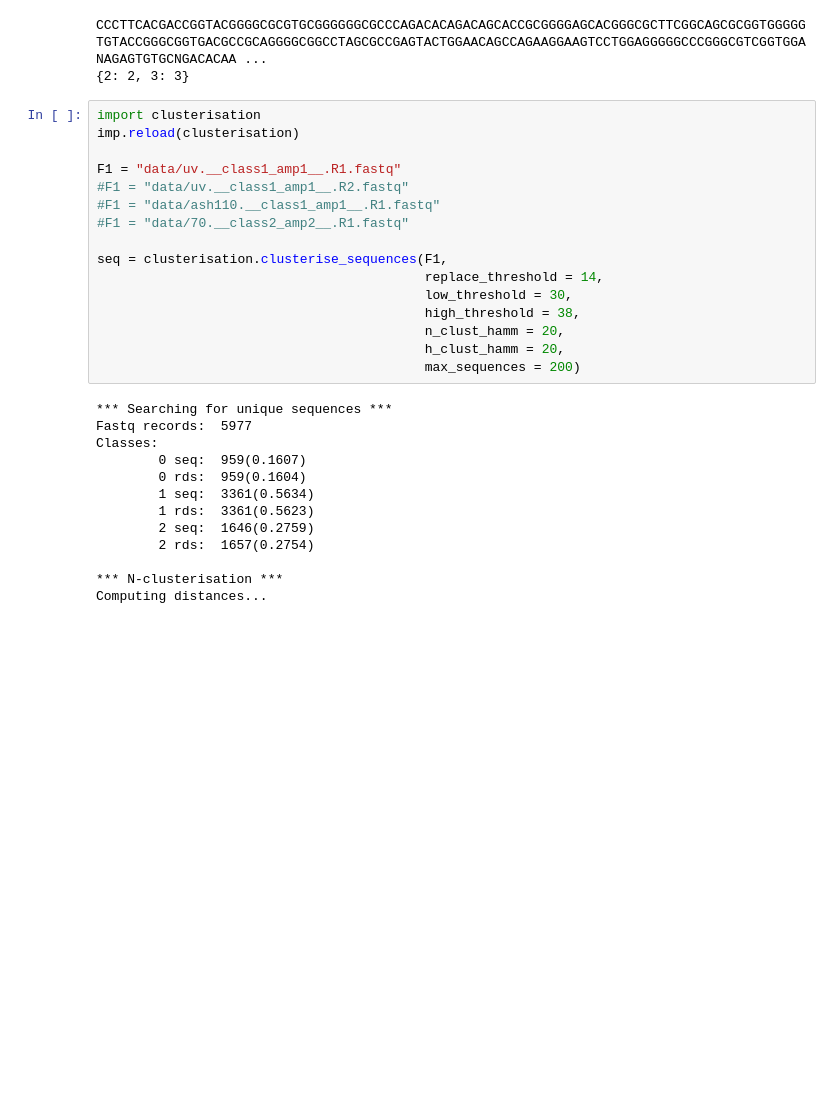
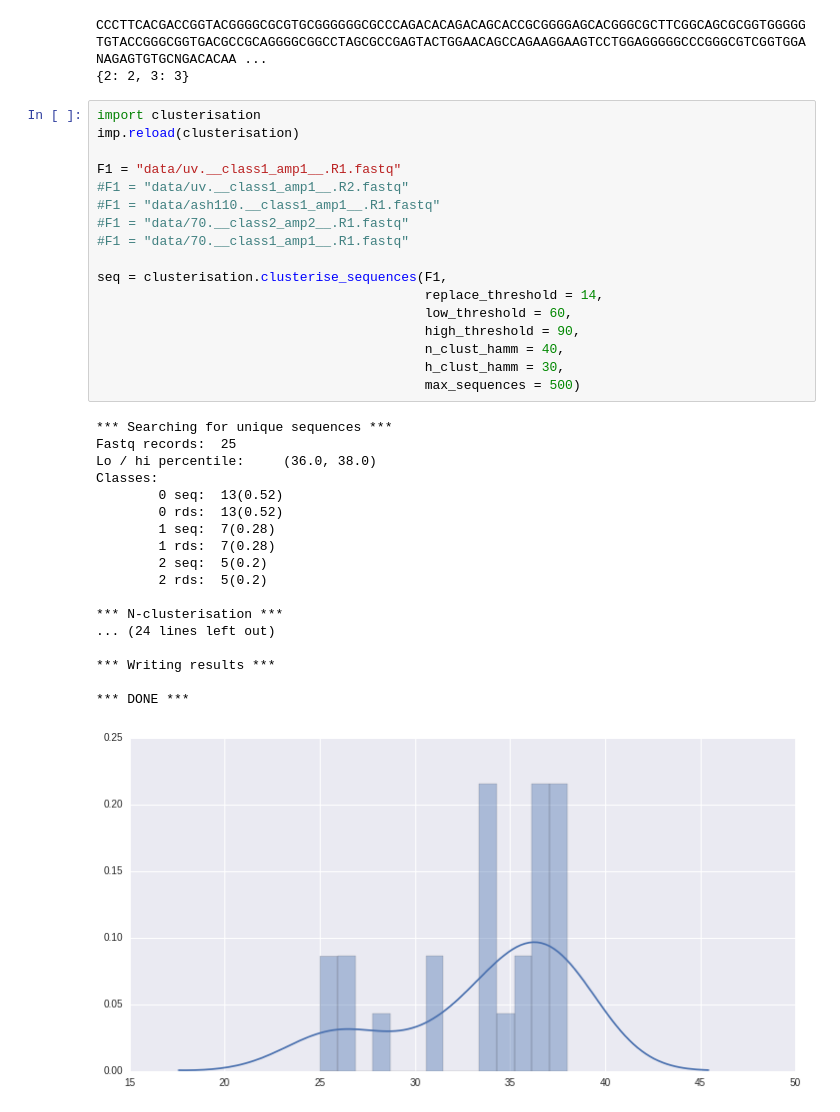
Before and after one commit to imminfo/hex, a Jupyter notebook: hex.ipynb, the cells around one changed output. Cells and saved outputs as stored; diff of their text form; blank space fills up the shorter version.

Commit message:
add percentiles

```diff
--- a/hex.ipynb
+++ b/hex.ipynb
@@ -39,32 +42,39 @@ CCCTTCACGACCGGTACGGGGCGCGTGCGGGGGGCGCCCAGACACAGACAGCACCGCGGGGAGCACGGGCGCTTCGGCAG
 # %%
 import clusterisation
 imp.reload(clusterisation)
 
 F1 = "data/uv.__class1_amp1__.R1.fastq"
 #F1 = "data/uv.__class1_amp1__.R2.fastq"
 #F1 = "data/ash110.__class1_amp1__.R1.fastq"
 #F1 = "data/70.__class2_amp2__.R1.fastq"
+#F1 = "data/70.__class1_amp1__.R1.fastq"
 
 seq = clusterisation.clusterise_sequences(F1,
                                           replace_threshold = 14,
-                                          low_threshold = 30,
-                                          high_threshold = 38,
-                                          n_clust_hamm = 20,
-                                          h_clust_hamm = 20,
-                                          max_sequences = 200)
+                                          low_threshold = 60,
+                                          high_threshold = 90,
+                                          n_clust_hamm = 40,
+                                          h_clust_hamm = 30,
+                                          max_sequences = 500)
 # %% [output]
 *** Searching for unique sequences ***
-Fastq records:  5977
+Fastq records:  25
+Lo / hi percentile:     (36.0, 38.0)
 Classes:
-        0 seq:  959(0.1607)
-        0 rds:  959(0.1604)
-        1 seq:  3361(0.5634)
-        1 rds:  3361(0.5623)
-        2 seq:  1646(0.2759)
-        2 rds:  1657(0.2754)
+        0 seq:  13(0.52)
+        0 rds:  13(0.52)
+        1 seq:  7(0.28)
+        1 rds:  7(0.28)
+        2 seq:  5(0.2)
+        2 rds:  5(0.2)
 
 *** N-clusterisation ***
-Computing distances...
+... (24 lines left out)
+
+*** Writing results ***
+
+*** DONE ***
+[figure, added]
 # %%
 def get_sequences(filepath):
     sequences = []
```
Also changed, not shown: parts of 5 cells of this notebook, 1 other file.
